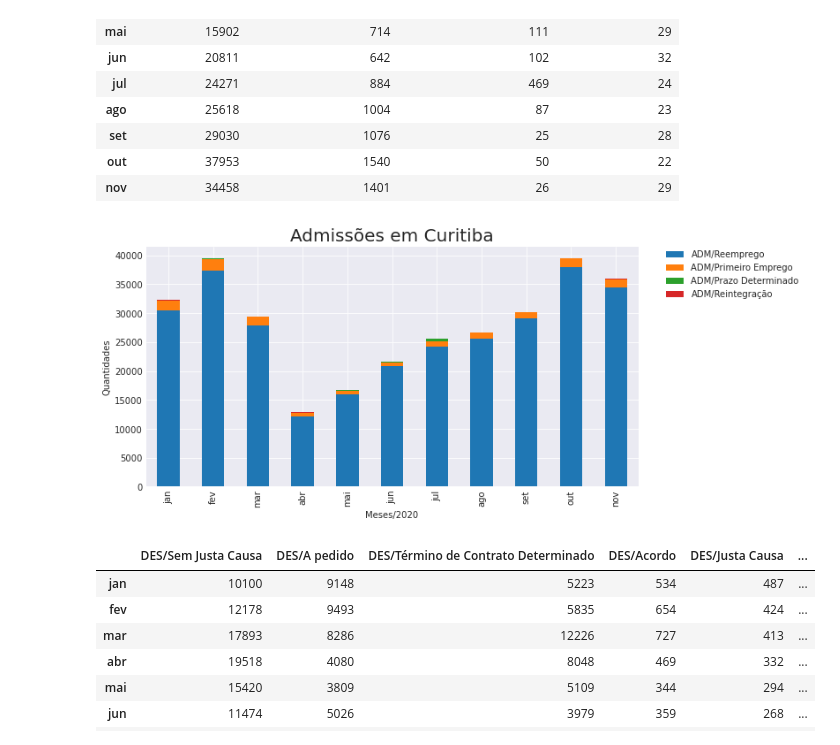
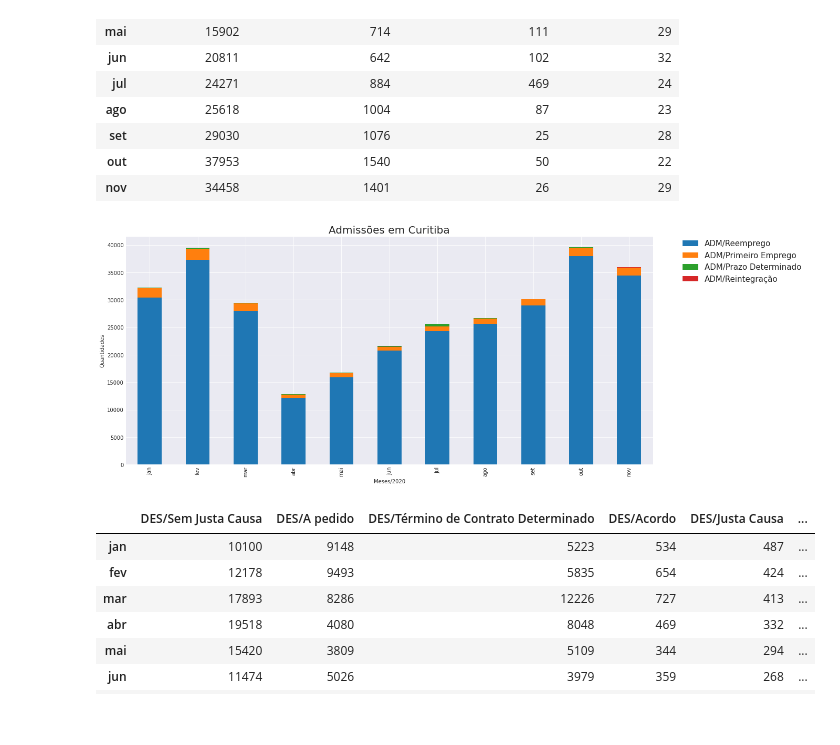
Before and after one commit to emariot/CAGED-CWB, a Jupyter notebook: Novo Caged.ipynb, the cells around one changed output. Saved outputs shown, nothing was run; the diff lists cells and outputs as text; code cells hidden in the pictures; blank space fills up the shorter version.

```diff
--- a/Novo Caged.ipynb
+++ b/Novo Caged.ipynb
@@ -257,13 +329,13 @@ adm_desc
 | nov | 34458 | 1401 | 26 | 29 |
 # %%
 with plt.style.context('seaborn-darkgrid'):
-    adm_desc.plot(kind="bar", stacked=True, figsize=(10,5))
-    plt.legend(bbox_to_anchor=(1.05, 1), loc='upper left', borderaxespad=0.)
+    adm_desc.plot(kind="bar", stacked=True, figsize=(18,8))
+    plt.legend(bbox_to_anchor=(1.05, 1), loc='upper left', borderaxespad=0., fontsize=15)
     plt.title("Admissões em Curitiba", fontsize=20)
     plt.xlabel("Meses/2020")
     plt.ylabel("Quantidades");
 # %% [output]
-[figure, old version]
+[figure, new version]
 # %%
 des_desc = []
 for i in range(len(data)):
```
Also changed, not shown: parts of 24 cells of this notebook.
